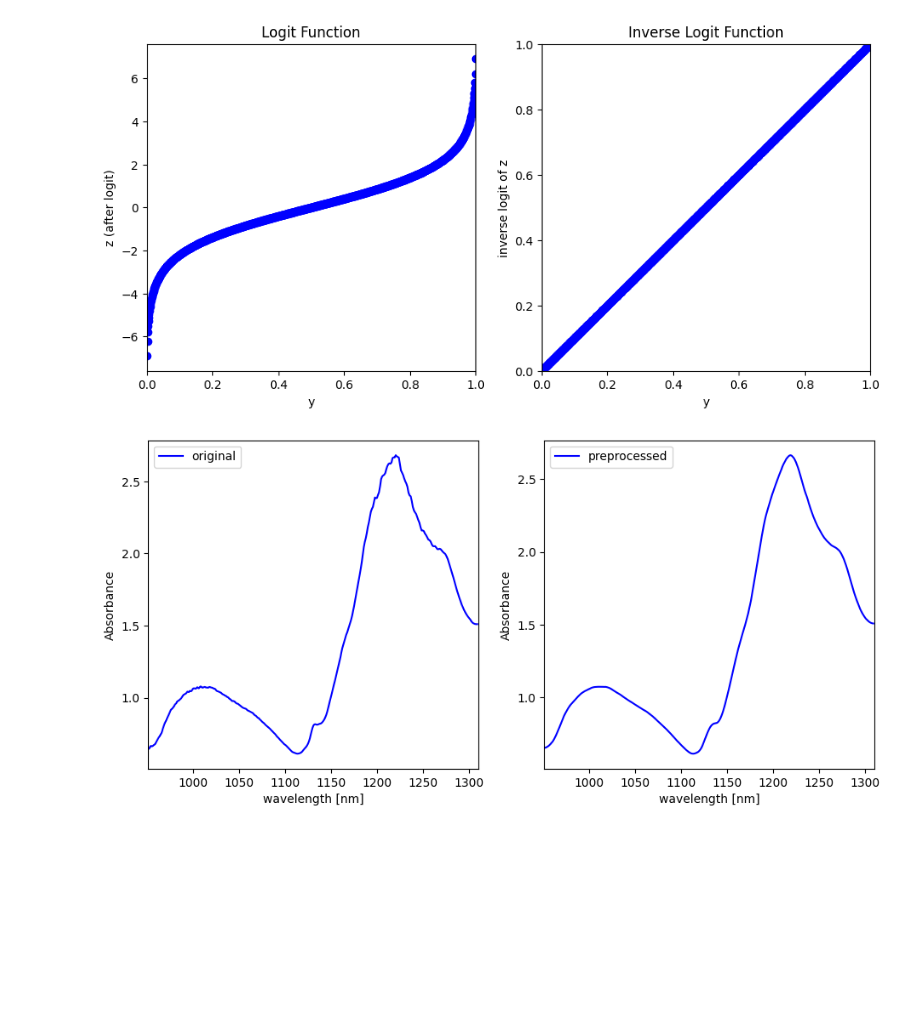
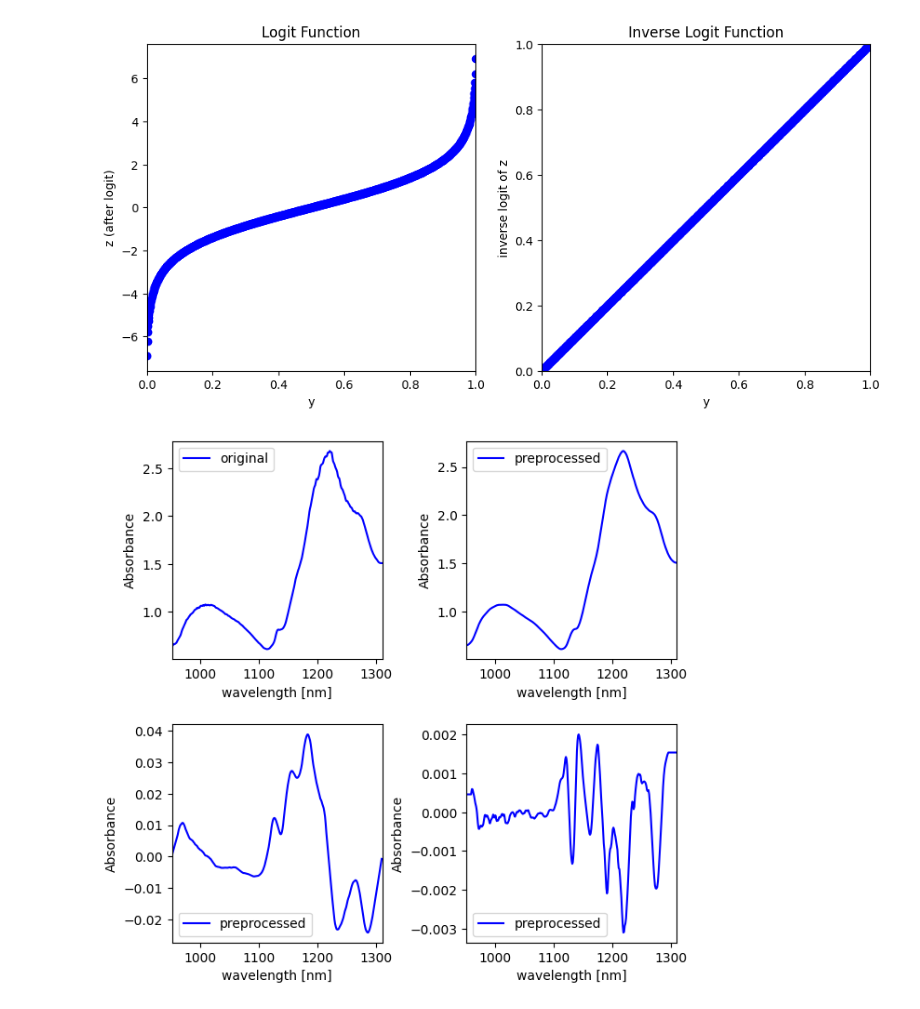
Before and after one commit to sato1214syun/python-mi-for_chemical_engineering, a Jupyter notebook: script.ipynb, the cells around one changed output. Saved outputs shown, nothing was run; the diff lists cells and outputs as text; code cells hidden in the pictures; blank space fills up the shorter version.

```diff
--- a/script.ipynb
+++ b/script.ipynb
@@ -46,44 +46,86 @@ deriv = 0  # 微分次数 (0 は微分なし)
 plot_spectra_number = 12  # 表示するスペクトルのサンプル番号 (0, 1, ..., 227)
 
 csv_path = Path("dataset/sample_spectra_dataset.csv")
-preprocessed_csv_path = Path(
+preprocessed_csv_path0 = Path(
     f"dataset/preprocessed_sample_spectra_dataset_w{window_length}_p{poly_order}_d{deriv}.csv"
+)
+preprocessed_csv_path1 = Path(
+    f"dataset/preprocessed_sample_spectra_dataset_w{window_length}_p{poly_order}_d{1}.csv"
+)
+preprocessed_csv_path2 = Path(
+    f"dataset/preprocessed_sample_spectra_dataset_w{window_length}_p{poly_order}_d{2}.csv"
 )
 
 # データセットの読み込み
 x = pl.read_csv(csv_path).drop("")
 # SG 法
-preprocessed_x = savgol_filter(
+preprocessed_x0 = savgol_filter(
     x.to_numpy(), window_length=window_length, polyorder=poly_order, deriv=deriv
 )
+preprocessed_x1 = savgol_filter(
+    x.to_numpy(), window_length=window_length, polyorder=poly_order, deriv=1
+)
+preprocessed_x2 = savgol_filter(
+    x.to_numpy(), window_length=window_length, polyorder=poly_order, deriv=2
+)
 # pl.DataFrameに変換してcsvとして保存
-preprocessed_x = pl.DataFrame(preprocessed_x, schema=x.schema)
-preprocessed_x.with_row_index("").write_csv(preprocessed_csv_path)
+preprocessed_x0 = pl.DataFrame(preprocessed_x0, schema=x.schema)
+preprocessed_x1 = pl.DataFrame(preprocessed_x1, schema=x.schema)
+preprocessed_x2 = pl.DataFrame(preprocessed_x2, schema=x.schema)
+preprocessed_x0.with_row_index("").write_csv(preprocessed_csv_path0)
+preprocessed_x1.with_row_index("").write_csv(preprocessed_csv_path1)
+preprocessed_x2.with_row_index("").write_csv(preprocessed_csv_path2)
 
 # プロット
-fig, ax = plt.subplots(1, 2, squeeze=False, figsize=(11, 5))
+fig, ax = plt.subplots(2, 2, squeeze=False, figsize=(7, 7))
 wave_lengths = np.array(x.columns, dtype="float64")
 fig1 = ax[0, 0]
 fig1.plot(wave_lengths, x.row(plot_spectra_number), "b-", label="original")
 fig1.set_xlabel("wavelength [nm]")
 fig1.set_ylabel("Absorbance")
 fig1.set_xlim(wave_lengths[0] - 1, wave_lengths[-1] + 1)
 fig1.legend()
 
 fig2 = ax[0, 1]
 fig2.plot(
     wave_lengths,
-    preprocessed_x.row(plot_spectra_number),
+    preprocessed_x0.row(plot_spectra_number),
     "b-",
     label="preprocessed",
 )
 fig2.set_xlabel("wavelength [nm]")
 fig2.set_ylabel("Absorbance")
 fig2.set_xlim(wave_lengths[0] - 1, wave_lengths[-1] + 1)
 fig2.legend()
+
+fig3 = ax[1, 0]
+fig3.plot(
+    wave_lengths,
+    preprocessed_x1.row(plot_spectra_number),
+    "b-",
+    label="preprocessed",
+)
+fig3.set_xlabel("wavelength [nm]")
+fig3.set_ylabel("Absorbance")
+fig3.set_xlim(wave_lengths[0] - 1, wave_lengths[-1] + 1)
+fig3.legend()
+
+fig4 = ax[1, 1]
+fig4.plot(
+    wave_lengths,
+    preprocessed_x2.row(plot_spectra_number),
+    "b-",
+    label="preprocessed",
+)
+fig4.set_xlabel("wavelength [nm]")
+fig4.set_ylabel("Absorbance")
+fig4.set_xlim(wave_lengths[0] - 1, wave_lengths[-1] + 1)
+fig4.legend()
+
+plt.subplots_adjust(wspace=0.4, hspace=0.3)
 plt.show()
 # %% [output]
-[figure, old version]
+[figure, new version]
 # %%
 # 03_05_outlier
 
```
Also changed, not shown: parts of 3 cells of this notebook, 11 other files.
